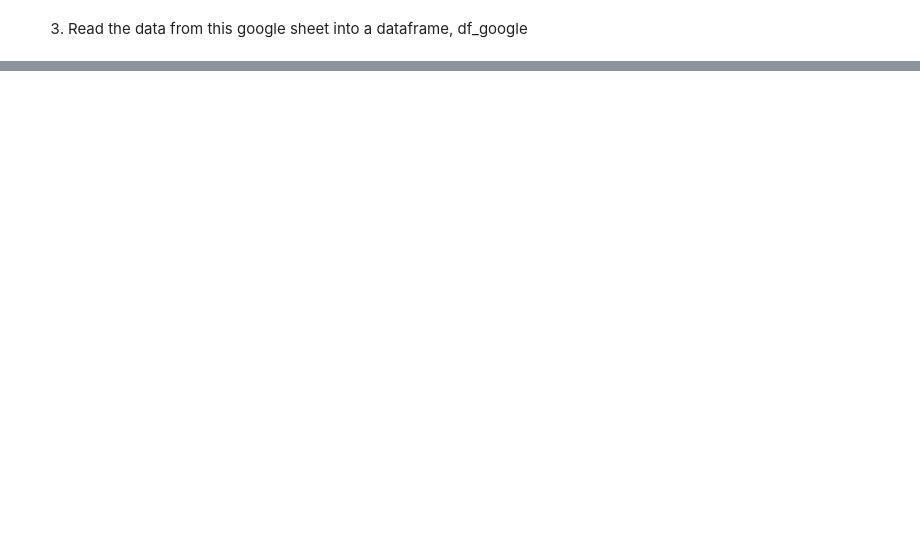
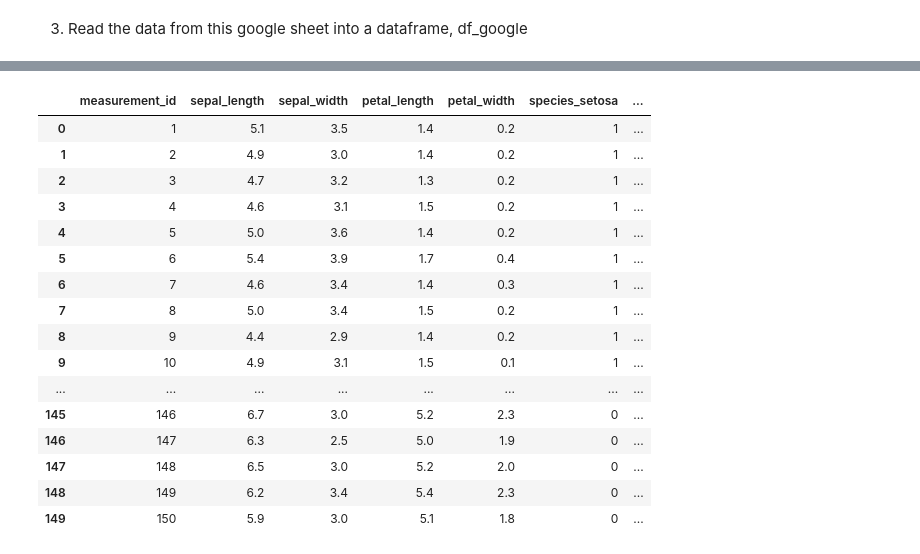
Before and after one commit to SLawsonWoods/classification-exercises, a Jupyter notebook: classification_exercises.ipynb, the cells around one changed output, grey strips where cells are left out. Saved outputs shown, nothing was run; the diff lists cells and outputs as text; code cells hidden in the pictures; blank space fills up the shorter version.

```diff
--- a/classification_exercises.ipynb
+++ b/classification_exercises.ipynb
@@ -596,0 +537,9 @@ iris
+# %%
+# sample
+# rename df.rename(columns={'species_name': 'species'}, inplace=True)
+iris_df.rename(columns={'species_name':'species'}, inplace=True)
+# %%
+# create dummy columns
+df_dummy = pd.get_dummies(iris_df[['species']]) #drop_first=[True] if I want to whittle down columns to only the necessary
+
+df_dummy.head()
@@ -596,0 +553,4 @@ iris
+# %%
+#add this df to the original
+iris_df= pd.concat([iris_df, df_dummy], axis = 1)
+iris_df.head()
@@ -596,0 +564,23 @@ iris
+# %%
+#drop original species column
+iris_df = iris_df.drop(columns=['species'])
+# %%
+iris_df
+# %% [output]
+|  | measurement_id | sepal_length | sepal_width | petal_length | petal_width | species_setosa | ... |
+| 0 | 1 | 5.1 | 3.5 | 1.4 | 0.2 | 1 | ... |
+| 1 | 2 | 4.9 | 3.0 | 1.4 | 0.2 | 1 | ... |
+| 2 | 3 | 4.7 | 3.2 | 1.3 | 0.2 | 1 | ... |
+| 3 | 4 | 4.6 | 3.1 | 1.5 | 0.2 | 1 | ... |
+| 4 | 5 | 5.0 | 3.6 | 1.4 | 0.2 | 1 | ... |
+| 5 | 6 | 5.4 | 3.9 | 1.7 | 0.4 | 1 | ... |
+| 6 | 7 | 4.6 | 3.4 | 1.4 | 0.3 | 1 | ... |
+| 7 | 8 | 5.0 | 3.4 | 1.5 | 0.2 | 1 | ... |
+| 8 | 9 | 4.4 | 2.9 | 1.4 | 0.2 | 1 | ... |
+| 9 | 10 | 4.9 | 3.1 | 1.5 | 0.1 | 1 | ... |
+| ... | ... | ... | ... | ... | ... | ... | ... |
+| 145 | 146 | 6.7 | 3.0 | 5.2 | 2.3 | 0 | ... |
+| 146 | 147 | 6.3 | 2.5 | 5.0 | 1.9 | 0 | ... |
+| 147 | 148 | 6.5 | 3.0 | 5.2 | 2.0 | 0 | ... |
+| 148 | 149 | 6.2 | 3.4 | 5.4 | 2.3 | 0 | ... |
+| 149 | 150 | 5.9 | 3.0 | 5.1 | 1.8 | 0 | ... |
```
Also changed, not shown: parts of 53 cells of this notebook, 2 other files.
